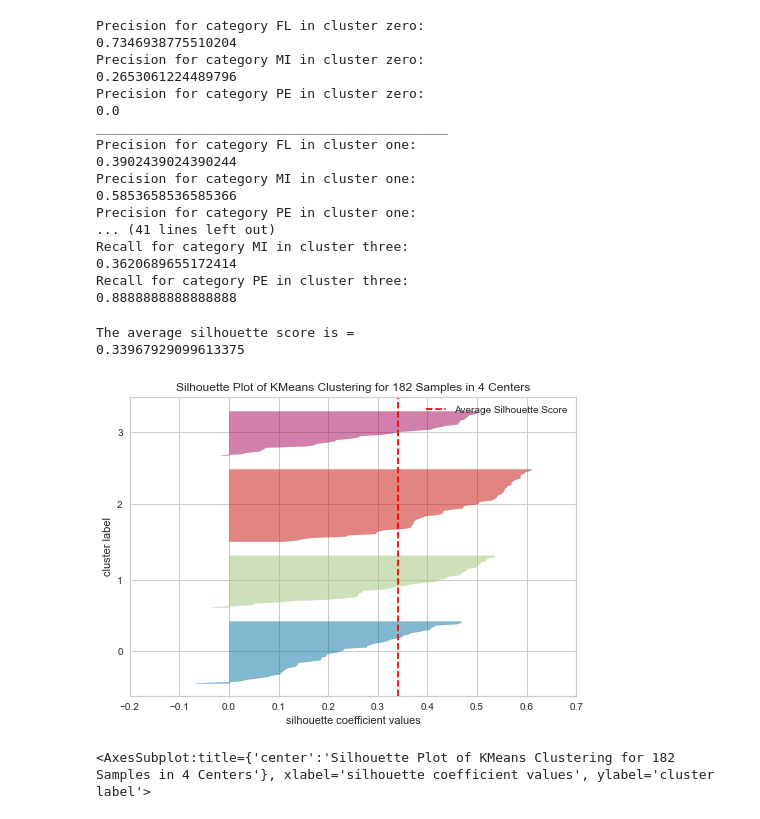
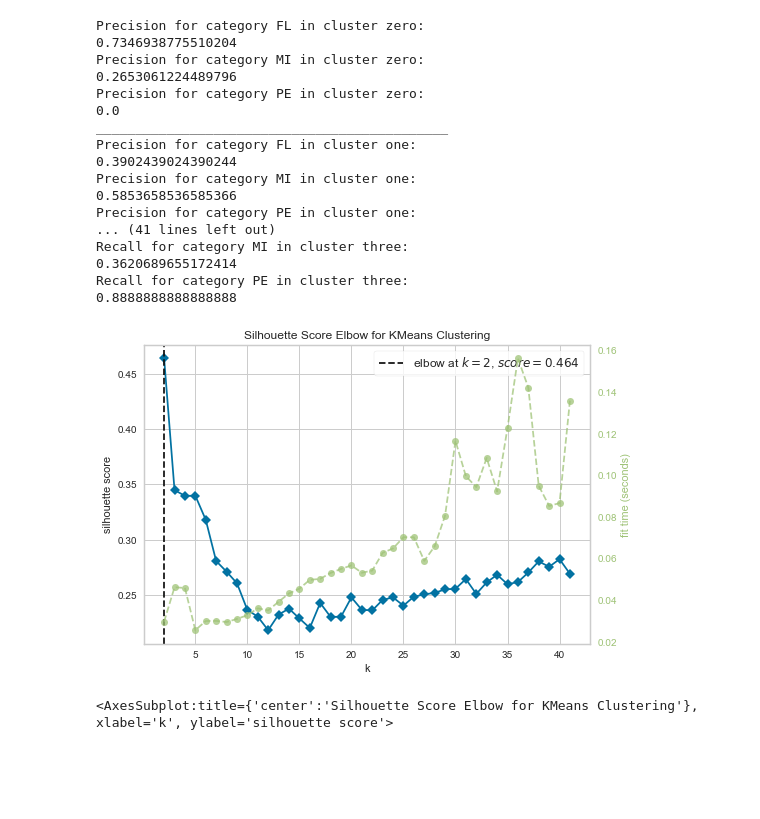
Before and after one commit to RaneemAlRushud/CoffeeBeansDataset-Experiment, a Jupyter notebook: SWE485 PHASE 3 - Clustering K234.ipynb, the cells around one changed output. Saved outputs shown, nothing was run; the diff lists cells and outputs as text; code cells hidden in the pictures; blank space fills up the shorter version.

Commit message:
Silhouette Score and visualization

```diff
--- a/SWE485 PHASE 3 - Clustering K234.ipynb
+++ b/SWE485 PHASE 3 - Clustering K234.ipynb
@@ -352,22 +350,17 @@ Recall for category MI in cluster three:
 Recall for category PE in cluster three:
 0.8888888888888888
 # %%
-from yellowbrick.cluster import InterclusterDistance, KElbowVisualizer, SilhouetteVisualizer
-from sklearn.metrics import silhouette_score
+# Silhouette Score for K means
+# Import ElbowVisualizer
+from yellowbrick.cluster import KElbowVisualizer
 
-silhouette_score_average = silhouette_score(X_train, labels)
+model = KMeans()
 
-# lets see what that score it
-print("The average silhouette score is =")
-print(silhouette_score_average)
-
-visualizer = SilhouetteVisualizer(y_means, colors='yellowbrick')
-
+# k is range of number of clusters.
+visualizer = KElbowVisualizer(model, k=(2,42),metric='silhouette', timings= True)
 visualizer.fit(X_train)        # Fit the data to the visualizer
 visualizer.show()        # Finalize and render the figure
 # %% [output]
+[figure, new version]
-The average silhouette score is =
-0.33967929099613375
+<AxesSubplot:title={'center':'Silhouette Score Elbow for KMeans Clustering'}, xlabel='k', ylabel='silhouette score'>
-[figure, old version]
-<AxesSubplot:title={'center':'Silhouette Plot of KMeans Clustering for 182 Samples in 4 Centers'}, xlabel='silhouette coefficient values', ylabel='cluster label'>
 # %%
```
Also changed, not shown: parts of 11 cells of this notebook.
